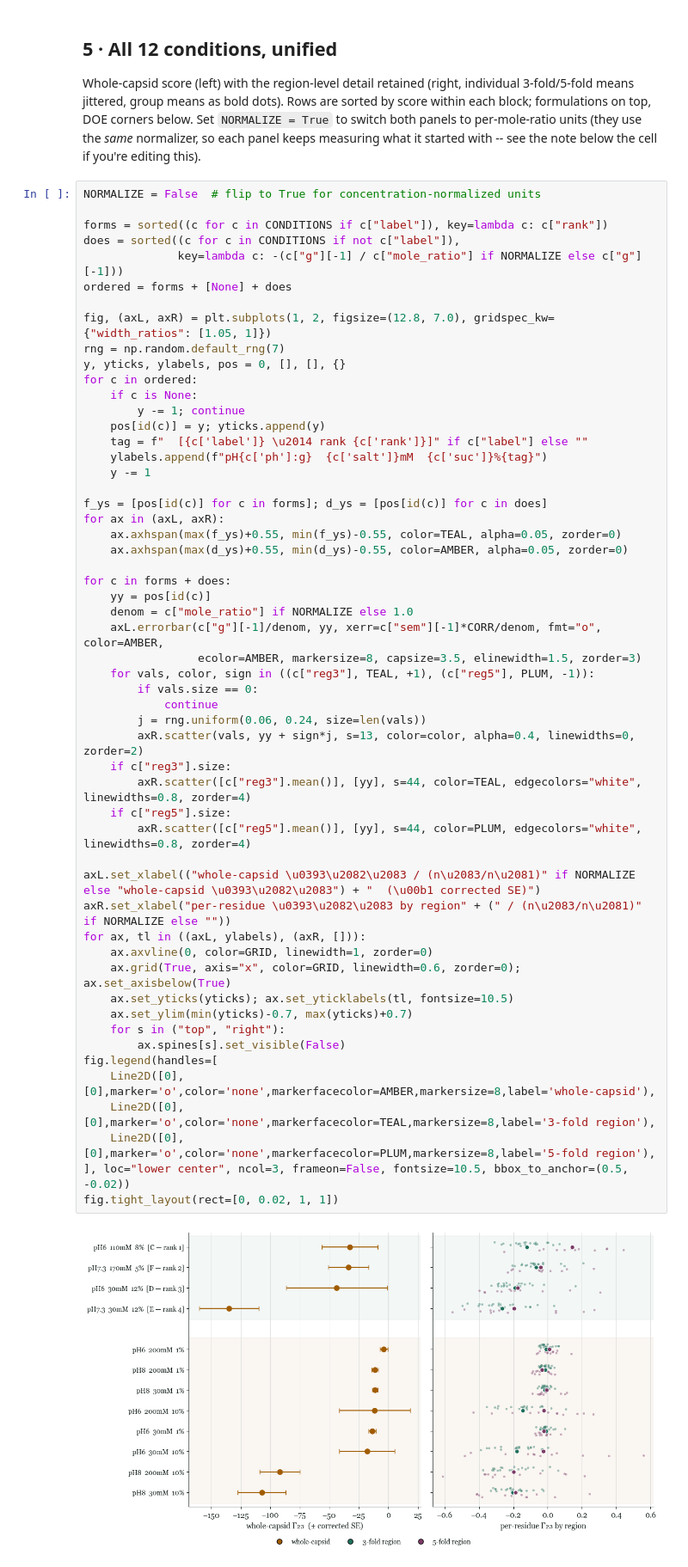
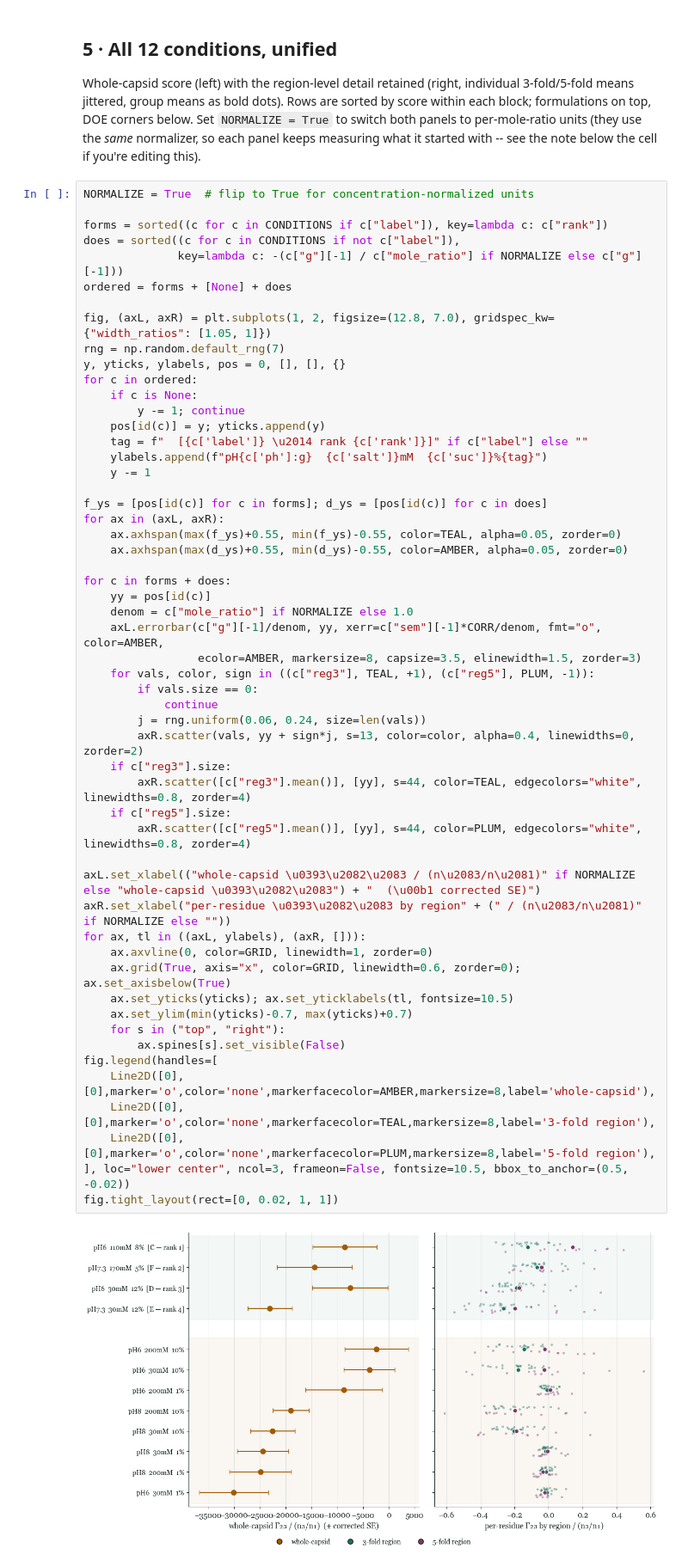
Before and after one commit to rei-plushie/pic_results, a Jupyter notebook: pic_suc_7_9/10ns-simulations/pic_analysis.ipynb, the cells around one changed output. Shown at 86% size. Cells and saved outputs as stored; diff of their text form.

```diff
--- a/pic_suc_7_9/10ns-simulations/pic_analysis.ipynb
+++ b/pic_suc_7_9/10ns-simulations/pic_analysis.ipynb
@@ -418,7 +419,7 @@ below. Set `NORMALIZE = True` to switch both panels to per-mole-ratio units
 (they use the *same* normalizer, so each panel keeps measuring what it
 started with -- see the note below the cell if you're editing this).
 # %%
-NORMALIZE = False  # flip to True for concentration-normalized units
+NORMALIZE = True  # flip to True for concentration-normalized units
 
 forms = sorted((c for c in CONDITIONS if c["label"]), key=lambda c: c["rank"])
 does = sorted((c for c in CONDITIONS if not c["label"]),
@@ -445,34 +446,34 @@ for c in forms + does:
     yy = pos[id(c)]
     denom = c["mole_ratio"] if NORMALIZE else 1.0
     axL.errorbar(c["g"][-1]/denom, yy, xerr=c["sem"][-1]*CORR/denom, fmt="o", color=AMBER,
                  ecolor=AMBER, markersize=8, capsize=3.5, elinewidth=1.5, zorder=3)
     for vals, color, sign in ((c["reg3"], TEAL, +1), (c["reg5"], PLUM, -1)):
         if vals.size == 0:
             continue
         j = rng.uniform(0.06, 0.24, size=len(vals))
         axR.scatter(vals, yy + sign*j, s=13, color=color, alpha=0.4, linewidths=0, zorder=2)
     if c["reg3"].size:
         axR.scatter([c["reg3"].mean()], [yy], s=44, color=TEAL, edgecolors="white", linewidths=0.8, zorder=4)
     if c["reg5"].size:
         axR.scatter([c["reg5"].mean()], [yy], s=44, color=PLUM, edgecolors="white", linewidths=0.8, zorder=4)
 
 axL.set_xlabel(("whole-capsid \u0393\u2082\u2083 / (n\u2083/n\u2081)" if NORMALIZE else "whole-capsid \u0393\u2082\u2083") + "  (\u00b1 corrected SE)")
 axR.set_xlabel("per-residue \u0393\u2082\u2083 by region" + (" / (n\u2083/n\u2081)" if NORMALIZE else ""))
 for ax, tl in ((axL, ylabels), (axR, [])):
     ax.axvline(0, color=GRID, linewidth=1, zorder=0)
     ax.grid(True, axis="x", color=GRID, linewidth=0.6, zorder=0); ax.set_axisbelow(True)
     ax.set_yticks(yticks); ax.set_yticklabels(tl, fontsize=10.5)
     ax.set_ylim(min(yticks)-0.7, max(yticks)+0.7)
     for s in ("top", "right"):
         ax.spines[s].set_visible(False)
 fig.legend(handles=[
     Line2D([0],[0],marker='o',color='none',markerfacecolor=AMBER,markersize=8,label='whole-capsid'),
     Line2D([0],[0],marker='o',color='none',markerfacecolor=TEAL,markersize=8,label='3-fold region'),
     Line2D([0],[0],marker='o',color='none',markerfacecolor=PLUM,markersize=8,label='5-fold region'),
 ], loc="lower center", ncol=3, frameon=False, fontsize=10.5, bbox_to_anchor=(0.5, -0.02))
 fig.tight_layout(rect=[0, 0.02, 1, 1])
 # %% [output]
-[figure, old version]
+[figure, new version]
 # %% [markdown]
 > **Normalizer note** (only matters if you're editing this cell): both panels
 > above divide by the same `mole_ratio` and nothing else. An earlier version
```
Also changed, not shown: parts of 19 cells of this notebook.
